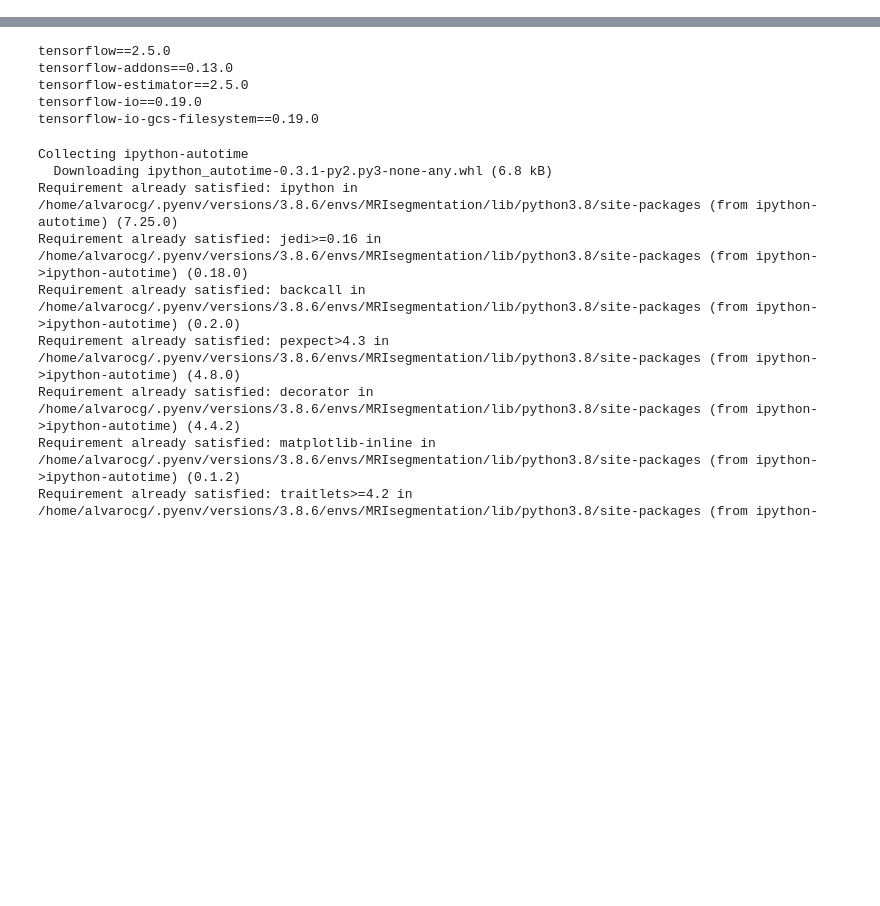
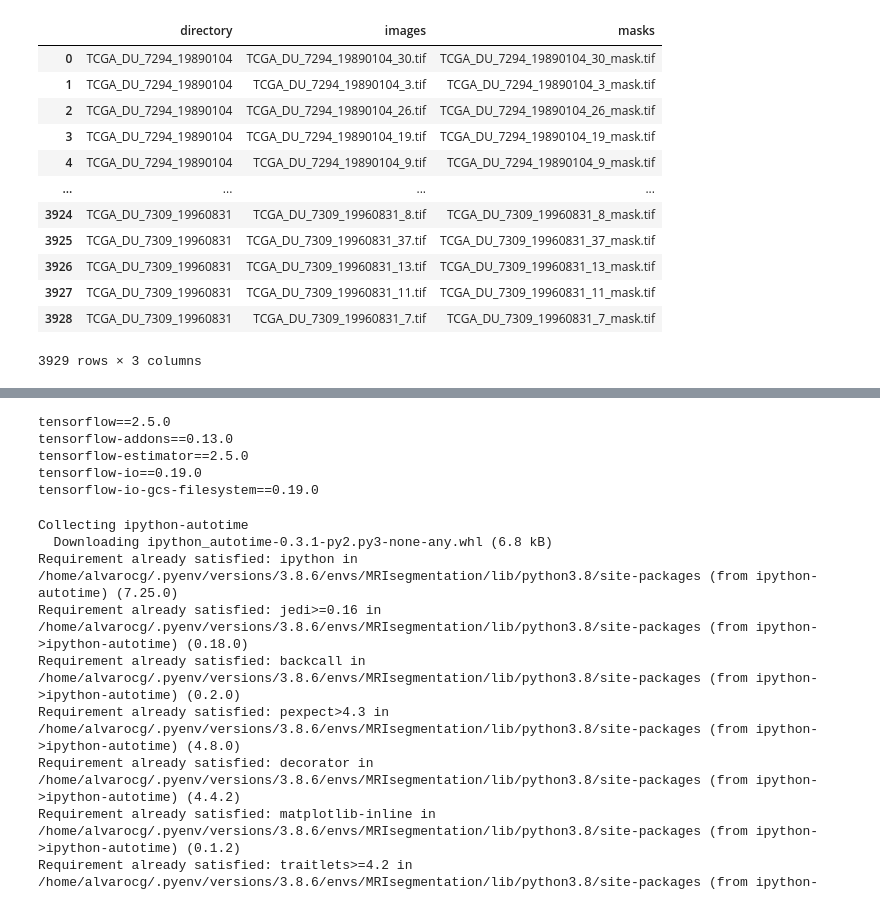
Before and after one commit to sanpigh/MRIsegmentation, a Jupyter notebook: notebooks/balancing_strategy.ipynb, the cells around one changed output, grey strips where cells are left out. Drawn from its saved outputs; the diff is of its cells as text; code cells hidden in the pictures; blank space fills up the shorter version.

```diff
--- a/notebooks/balancing_strategy.ipynb
+++ b/notebooks/balancing_strategy.ipynb
@@ -5,0 +172,2 @@ time: 130 ms (started: 2021-07-06 10:09:39 +02:00)
+# %%
+imagePath_df = pd.DataFrame({'directory': dirs, 'images': images, 'masks': masks})
@@ -5,0 +176,16 @@ time: 130 ms (started: 2021-07-06 10:09:39 +02:00)
+# %%
+imagePath_df
+# %% [output]
+|  | directory | images | masks |
+| 0 | TCGA_DU_7294_19890104 | TCGA_DU_7294_19890104_30.tif | TCGA_DU_7294_19890104_30_mask.tif |
+| 1 | TCGA_DU_7294_19890104 | TCGA_DU_7294_19890104_3.tif | TCGA_DU_7294_19890104_3_mask.tif |
+| 2 | TCGA_DU_7294_19890104 | TCGA_DU_7294_19890104_26.tif | TCGA_DU_7294_19890104_26_mask.tif |
+| 3 | TCGA_DU_7294_19890104 | TCGA_DU_7294_19890104_19.tif | TCGA_DU_7294_19890104_19_mask.tif |
+| 4 | TCGA_DU_7294_19890104 | TCGA_DU_7294_19890104_9.tif | TCGA_DU_7294_19890104_9_mask.tif |
+| ... | ... | ... | ... |
+| 3924 | TCGA_DU_7309_19960831 | TCGA_DU_7309_19960831_8.tif | TCGA_DU_7309_19960831_8_mask.tif |
+| 3925 | TCGA_DU_7309_19960831 | TCGA_DU_7309_19960831_37.tif | TCGA_DU_7309_19960831_37_mask.tif |
+| 3926 | TCGA_DU_7309_19960831 | TCGA_DU_7309_19960831_13.tif | TCGA_DU_7309_19960831_13_mask.tif |
+| 3927 | TCGA_DU_7309_19960831 | TCGA_DU_7309_19960831_11.tif | TCGA_DU_7309_19960831_11_mask.tif |
+| 3928 | TCGA_DU_7309_19960831 | TCGA_DU_7309_19960831_7.tif | TCGA_DU_7309_19960831_7_mask.tif |
+3929 rows × 3 columns
```
Also changed, not shown: parts of 32 cells of this notebook.
